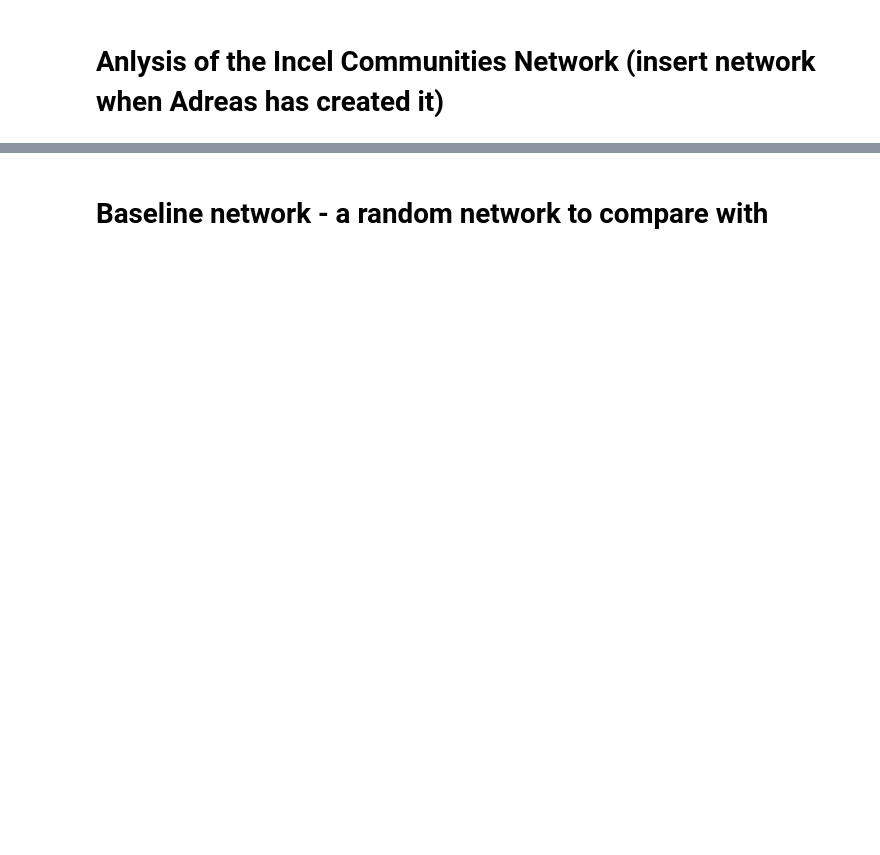
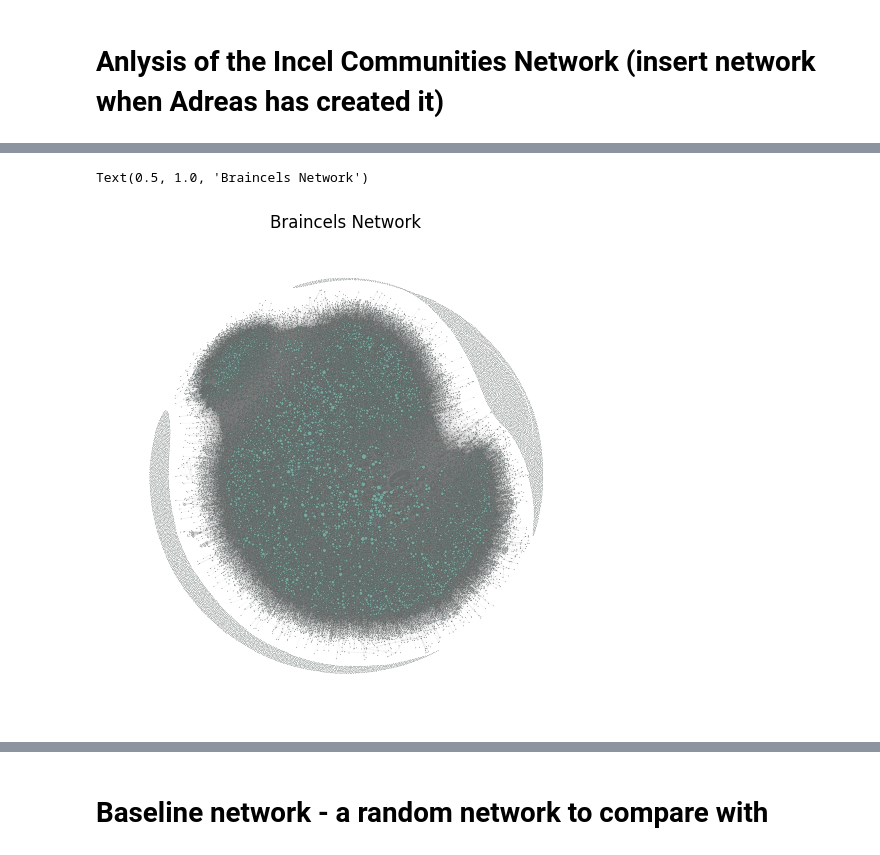
Before and after one commit to KarolineKlan/ctfds_project, a Jupyter notebook: NetworkAnalysis.ipynb, the cells around one changed output, grey strips where cells are left out. Saved outputs shown, nothing was run; the diff lists cells and outputs as text; code cells hidden in the pictures; blank space fills up the shorter version.

```diff
--- a/NetworkAnalysis.ipynb
+++ b/NetworkAnalysis.ipynb
@@ -38,0 +80,7 @@ Is the graph fully connected: False
+# %%
+network, config = nw.visualize(G_Braincels, plot_in_cell_below=False)
+fig, ax = nw.draw_netwulf(network)
+ax.set_title('Braincels Network')
+# %% [output]
+Text(0.5, 1.0, 'Braincels Network')
+[figure, added]
```
Also changed, not shown: parts of 25 cells of this notebook.
